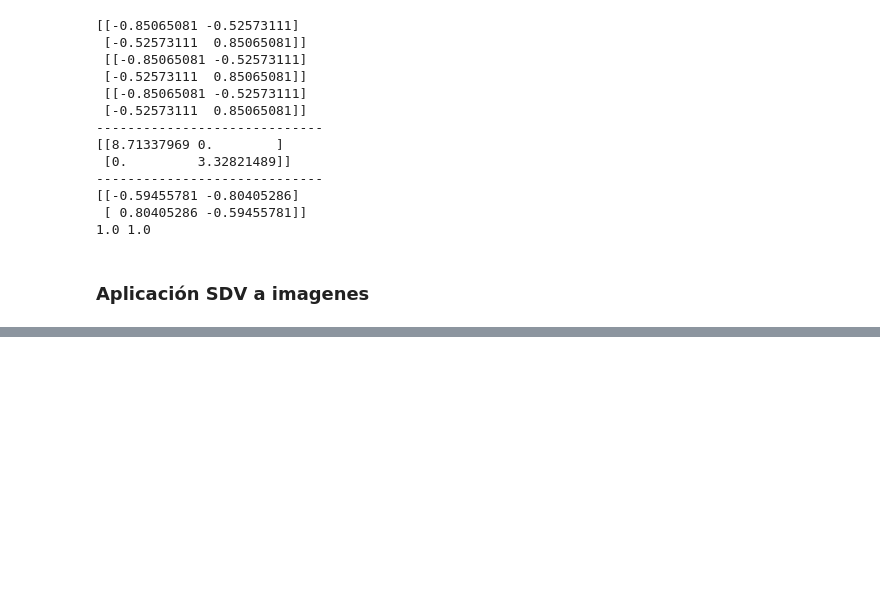
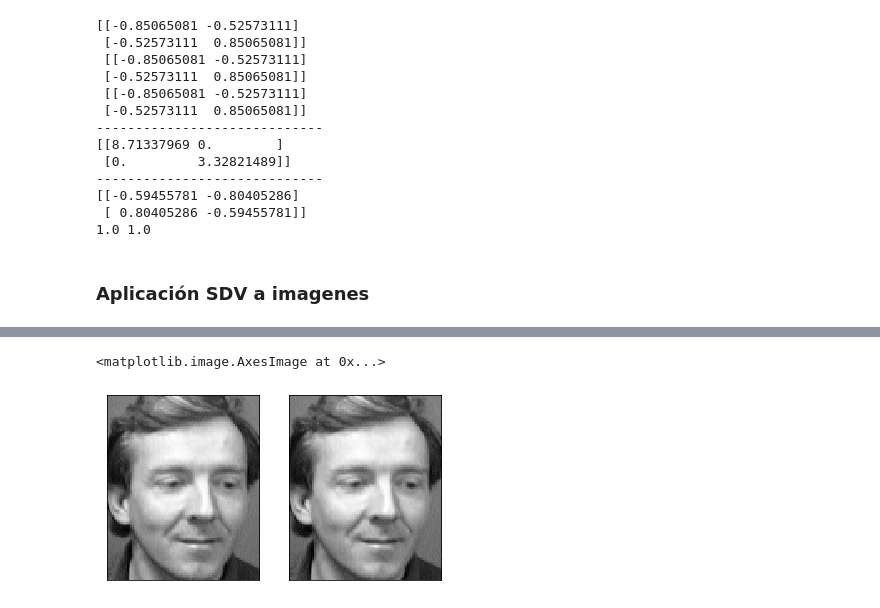
Before and after one commit to fegonzalez7/ml-py, a Jupyter notebook: linearAlgebra.ipynb, the cells around one changed output, grey strips where cells are left out. Saved outputs shown, nothing was run; the diff lists cells and outputs as text; code cells hidden in the pictures; blank space fills up the shorter version.

```diff
--- a/linearAlgebra.ipynb
+++ b/linearAlgebra.ipynb
@@ -407,0 +508,6 @@ plt.show()
+# %%
+im_ori =  imageio.imread("./imagenes/s3/3.pgm")
+im_ori = im_ori.astype(np.uint8)
+print(im_ori)
+im = im_ori/255
+print(im)
@@ -407,0 +529,7 @@ plt.show()
+# %%
+fig, ax = plt.subplots(1,2, subplot_kw = {'xticks':[],'yticks':[]})
+ax[0].imshow(im_ori, cmap = "gray")
+ax[1].imshow(im, cmap = "gray")
+# %% [output]
+<matplotlib.image.AxesImage at 0x...>
+[figure, added]
```
Also changed, not shown: parts of 23 cells of this notebook.
